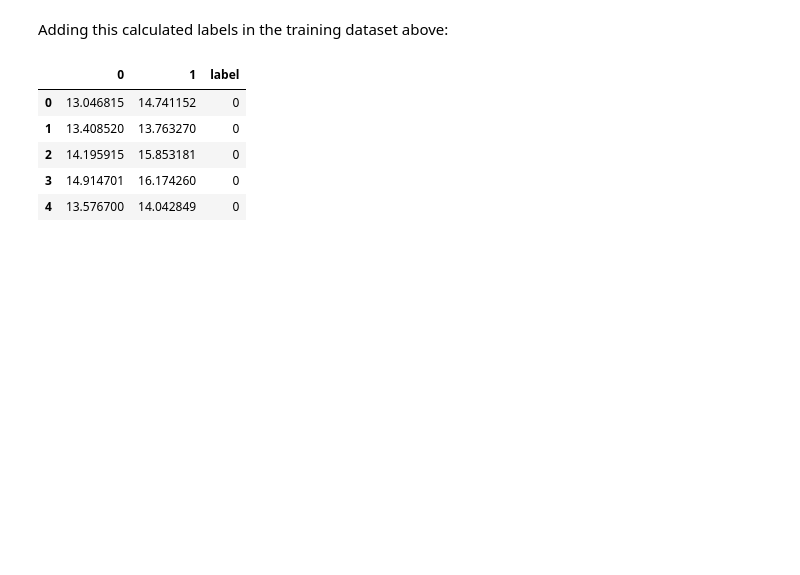
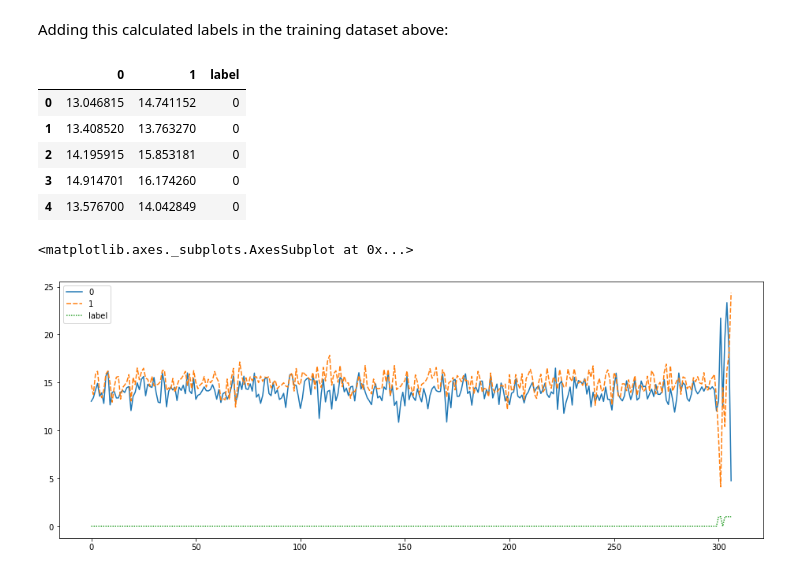
Before and after one commit to subhayuroy/Anomaly_Detection, a Jupyter notebook: Anomaly.ipynb, the cells around one changed output. Drawn from its saved outputs; the diff is of its cells as text; code cells hidden in the pictures; blank space fills up the shorter version.

Commit message:
Graphical analysis

```diff
--- a/Anomaly.ipynb
+++ b/Anomaly.ipynb
@@ -267,3 +267,9 @@ df.head()
 | 4 | 13.576700 | 14.042849 | 0 |
 # %%
 import seaborn as sns
+
+plt.figure(figsize=(16,6))
+sns.lineplot(data=df)
+# %% [output]
+<matplotlib.axes._subplots.AxesSubplot at 0x...>
+[figure, added]
```
Also changed, not shown: parts of 4 cells of this notebook.
